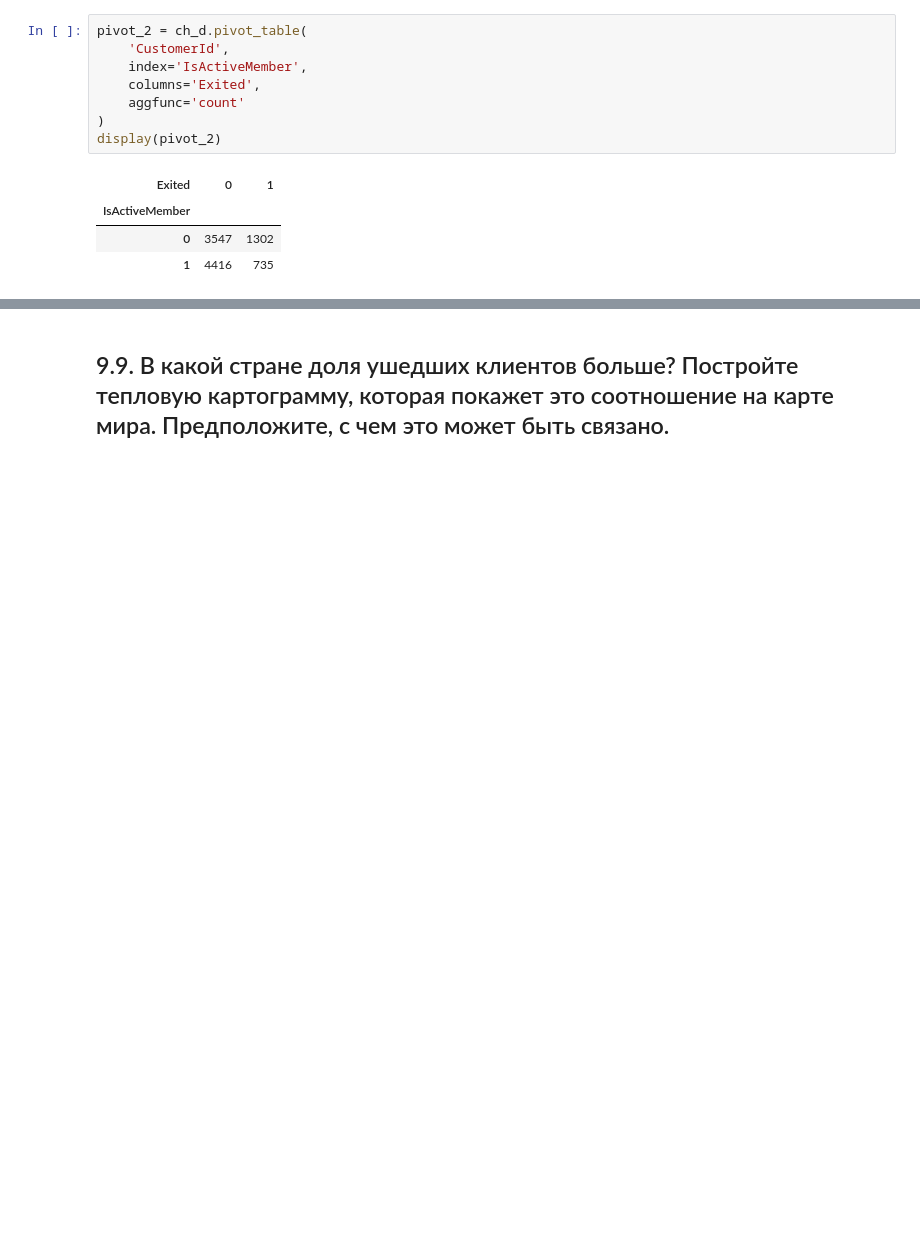
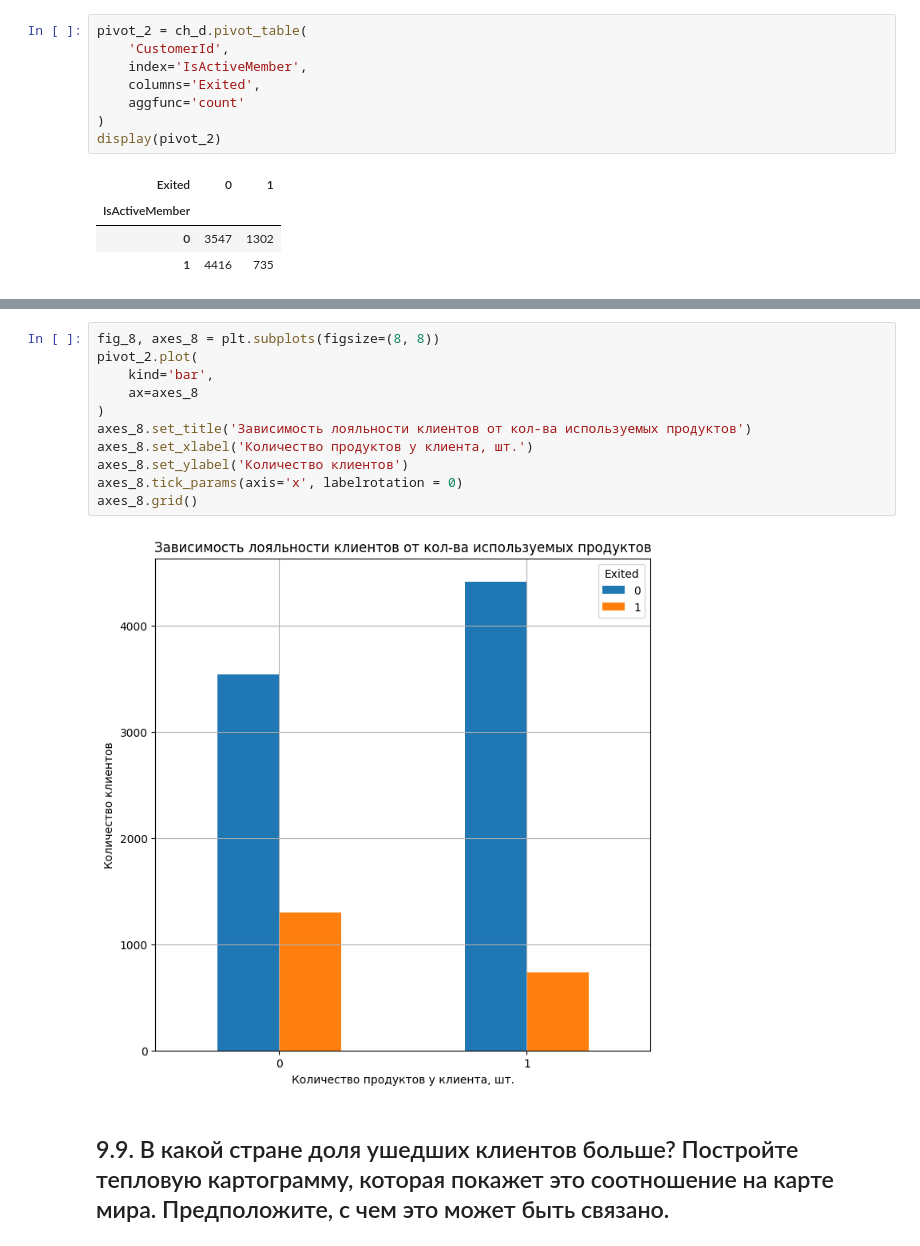
Before and after one commit to Alevtina529/SF_ds, a Jupyter notebook: PY 13 Визуализация/Закрепление PY13.ipynb, the cells around one changed output, grey strips where cells are left out. Saved outputs shown, nothing was run; the diff lists cells and outputs as text; blank space fills up the shorter version.

```diff
--- a/PY 13 Визуализация/Закрепление PY13.ipynb
+++ b/PY 13 Визуализация/Закрепление PY13.ipynb
@@ -238,3 +235,16 @@ ValueError: Could not interpret input 'IsActiveMember'
+# %%
+fig_8, axes_8 = plt.subplots(figsize=(8, 8))
+pivot_2.plot(
+    kind='bar',
+    ax=axes_8
+)
+axes_8.set_title('Зависимость лояльности клиентов от кол-ва используемых продуктов')
+axes_8.set_xlabel('Количество продуктов у клиента, шт.')
+axes_8.set_ylabel('Количество клиентов')
+axes_8.tick_params(axis='x', labelrotation = 0)
+axes_8.grid()
+# %% [output]
+[figure, added]
 # %% [markdown]
 ## 9.9. В какой стране доля ушедших клиентов больше? Постройте тепловую картограмму, которая покажет это соотношение на карте мира. Предположите, с чем это может быть связано.
 # %%
```
Also changed, not shown: parts of 9 cells of this notebook.
